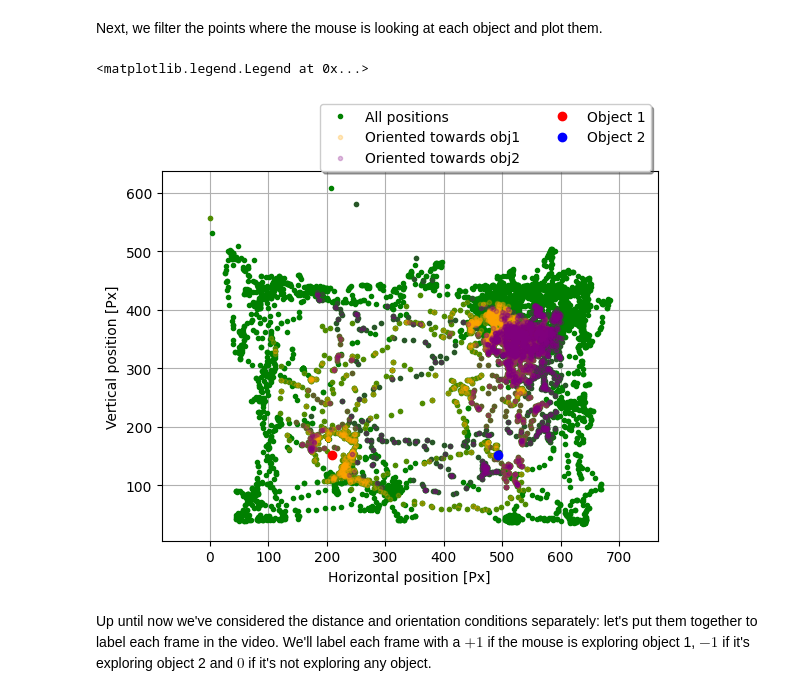
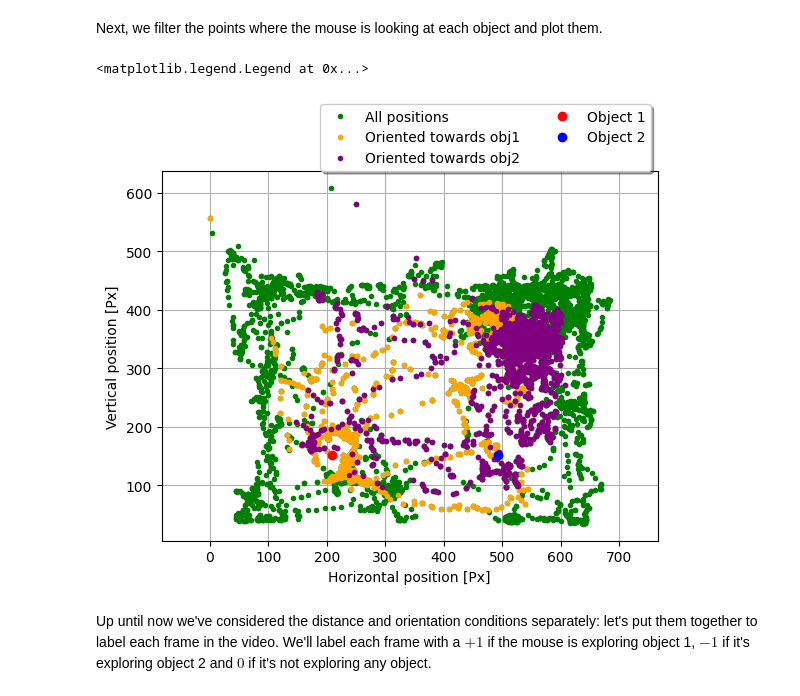
Before and after one commit to sdhers/Brainhacks-grupo-1, a Jupyter notebook: Motion_Tracking/exploration_detection.ipynb, the cells around one changed output. Cells and saved outputs as stored; diff of their text form; code cells hidden in the pictures.

```diff
--- a/Motion_Tracking/exploration_detection.ipynb
+++ b/Motion_Tracking/exploration_detection.ipynb
@@ -194,23 +194,23 @@ towards2 = nose.positions[angle2 < 50]
 # %%
 # Plot points and objects, highlighting positions where the mouse is looking at each object
 fig, ax = plt.subplots()
 
 ax.plot(*nose.positions.T, ".", label = "All positions", color = "green")
 
-ax.plot(*towards1.T, ".", label = "Oriented towards obj1", color = "orange", alpha=0.25)
-ax.plot(*towards2.T, ".", label = "Oriented towards obj2", color = "purple", alpha=0.25)
+ax.plot(*towards1.T, ".", label = "Oriented towards obj1", color = "orange")
+ax.plot(*towards2.T, ".", label = "Oriented towards obj2", color = "purple")
 
 ax.plot(*obj1.median_coordinates, "o", lw = 20, label = "Object 1", color = "red")
 ax.plot(*obj2.median_coordinates, "o", lw = 20, label = "Object 2", color = "blue")
 
 ax.axis('equal')
 ax.grid()
 ax.set_xlabel("Horizontal position [Px]")
 ax.set_ylabel("Vertical position [Px]")
 ax.legend(bbox_to_anchor = (0, 0.2, 1, 1), ncol=2, fancybox=True, shadow=True)
 # %% [output]
 <matplotlib.legend.Legend at 0x...>
-[figure, old version]
+[figure, new version]
 # %% [markdown]
 Up until now we've considered the distance and orientation conditions separately: let's put them together to label each frame in the video. We'll label each frame with a $+1$ if the mouse is exploring object 1, $-1$ if it's exploring object 2 and $0$ if it's not exploring any object.
 # %%
```
Also changed, not shown: parts of 8 cells of this notebook.
